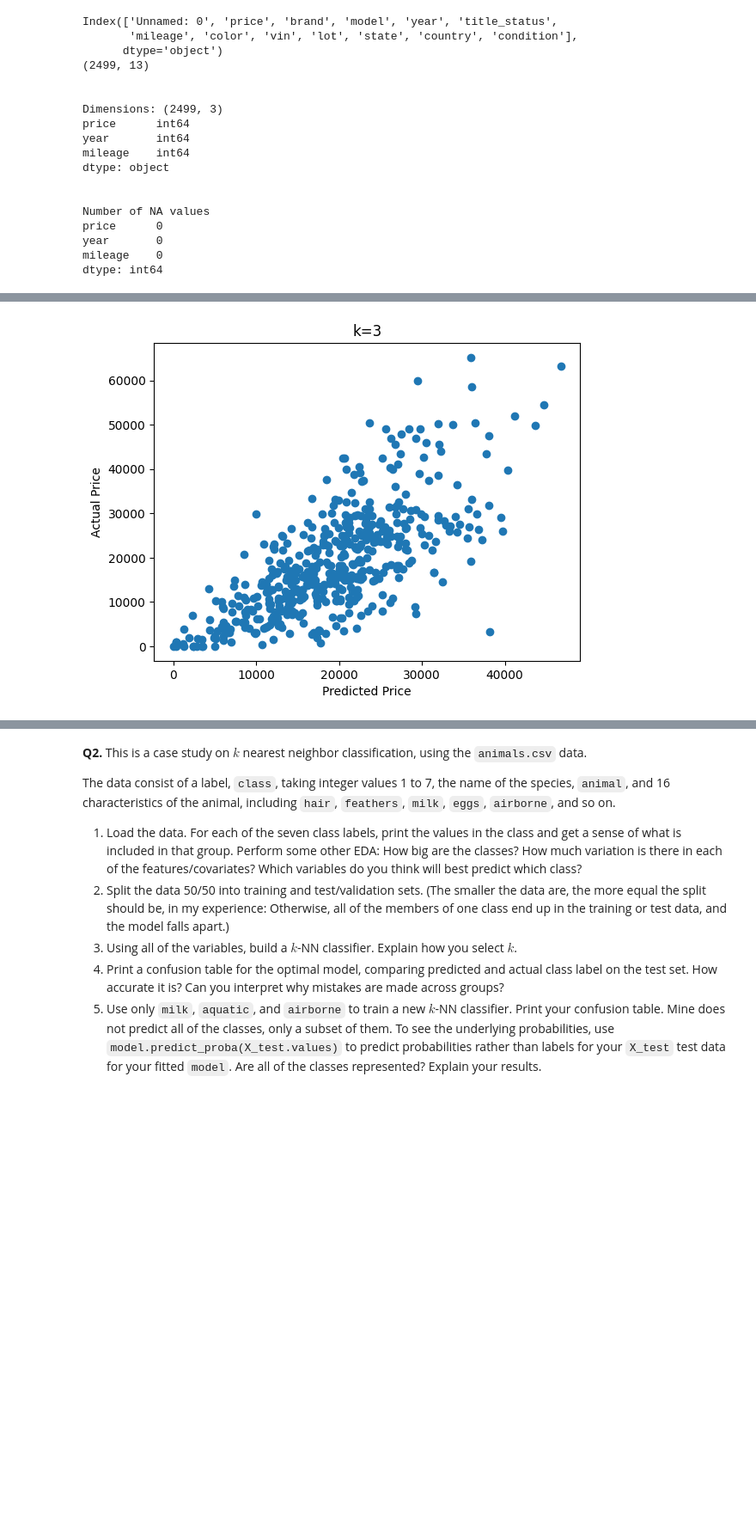
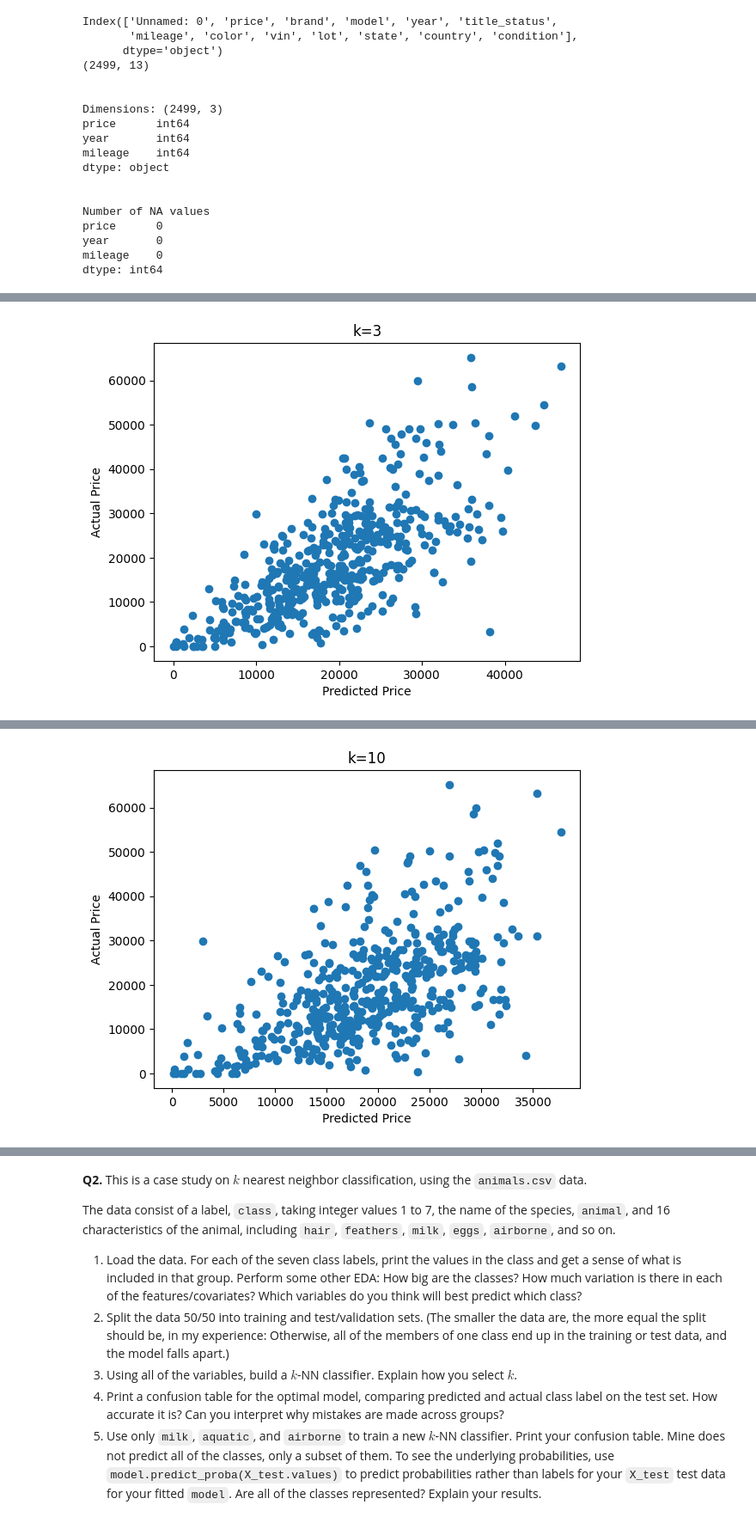
Before and after one commit to hasitanalluri/knn, a Jupyter notebook: assignment/assignment_knn.ipynb, the cells around one changed output, grey strips where cells are left out. Shown at 86% size. Drawn from its saved outputs; the diff is of its cells as text; code cells hidden in the pictures; blank space fills up the shorter version.

```diff
--- a/assignment/assignment_knn.ipynb
+++ b/assignment/assignment_knn.ipynb
@@ -107,23 +107,95 @@ fitted_model = model.fit(X,y) # Train the model on our data
 y_hat = fitted_model.predict(X_test) # Predict y values for test data
 
 MSE.append(np.mean( (y_test-y_hat)**2 )) # Calculate mean squared error and append to list
+print("MSE for k=3:", np.mean( (y_test-y_hat)**2 ))
 
 plt.scatter(y_hat,y_test) # Scatterplot of test value against predicted value
 plt.xlabel("Predicted Price")
 plt.ylabel("Actual Price")
 plt.title("k=3")
 plt.show()
-#print("MSE for k=3:",mse)
 
 # k = 10
+k=10
+model = KNeighborsRegressor(n_neighbors=k)
+fitted_model = model.fit(X,y) # Train the model on our data
+
+y_hat = fitted_model.predict(X_test) # Predict y values for test data
+
+MSE.append(np.mean( (y_test-y_hat)**2 )) # Calculate mean squared error and append to list
+print("MSE for k=10:", np.mean( (y_test-y_hat)**2 ))
+
+plt.scatter(y_hat,y_test) # Scatterplot of test value against predicted value
+plt.xlabel("Predicted Price")
+plt.ylabel("Actual Price")
+plt.title("k=10")
+plt.show()
+
 # k = 25
+k=25
+model = KNeighborsRegressor(n_neighbors=k)
+fitted_model = model.fit(X,y) # Train the model on our data
+
+y_hat = fitted_model.predict(X_test) # Predict y values for test data
+
+MSE.append(np.mean( (y_test-y_hat)**2 )) # Calculate mean squared error and append to list
+print("MSE for k=25:", np.mean( (y_test-y_hat)**2 ))
+
+plt.scatter(y_hat,y_test) # Scatterplot of test value against predicted value
+plt.xlabel("Predicted Price")
+plt.ylabel("Actual Price")
+plt.title("k=25")
+plt.show()
+
 # k = 50
+k=50
+model = KNeighborsRegressor(n_neighbors=k)
+fitted_model = model.fit(X,y) # Train the model on our data
+
+y_hat = fitted_model.predict(X_test) # Predict y values for test data
+
+MSE.append(np.mean( (y_test-y_hat)**2 )) # Calculate mean squared error and append to list
+print("MSE for k=50:", np.mean( (y_test-y_hat)**2 ))
+
+plt.scatter(y_hat,y_test) # Scatterplot of test value against predicted value
+plt.xlabel("Predicted Price")
+plt.ylabel("Actual Price")
+plt.title("k=50")
+plt.show()
+
 # k = 100
+k = 100
+model = KNeighborsRegressor(n_neighbors=k)
+fitted_model = model.fit(X,y) # Train the model on our data
+
+y_hat = fitted_model.predict(X_test) # Predict y values for test data
+
+MSE.append(np.mean( (y_test-y_hat)**2 )) # Calculate mean squared error and append to list
+print("MSE for k=100:", np.mean( (y_test-y_hat)**2 ))
+
+plt.scatter(y_hat,y_test) # Scatterplot of test value against predicted value
+plt.xlabel("Predicted Price")
+plt.ylabel("Actual Price")
+plt.title("k=100")
+plt.show()
+
 # k = 300
+k = 300
+model = KNeighborsRegressor(n_neighbors=k)
+fitted_model = model.fit(X,y) # Train the model on our data
+
+y_hat = fitted_model.predict(X_test) # Predict y values for test data
+
+MSE.append(np.mean( (y_test-y_hat)**2 )) # Calculate mean squared error and append to list
+print("MSE for k=300:", np.mean( (y_test-y_hat)**2 ))
+
+plt.scatter(y_hat,y_test) # Scatterplot of test value against predicted value
+plt.xlabel("Predicted Price")
+plt.ylabel("Actual Price")
+plt.title("k=300")
+plt.show()
 
 print("\n")
-print("Mean squared error values with increasing k: 3, 10, 25, 50, 100, 300")
-print(MSE)
-
-# What patterns do you notice as you increase  𝑘 ?
+MSE_values = ["{:.2e}".format(float(mse)) for mse in MSE]
+print("Mean squared error values with increasing k:", MSE_values)
 # %% [output]
@@ -132,0 +205 @@ Mean squared error values with increasing k: 3, 10, 25, 50, 100, 300
+[figure, added]
```
Also changed, not shown: parts of 2 cells of this notebook.
